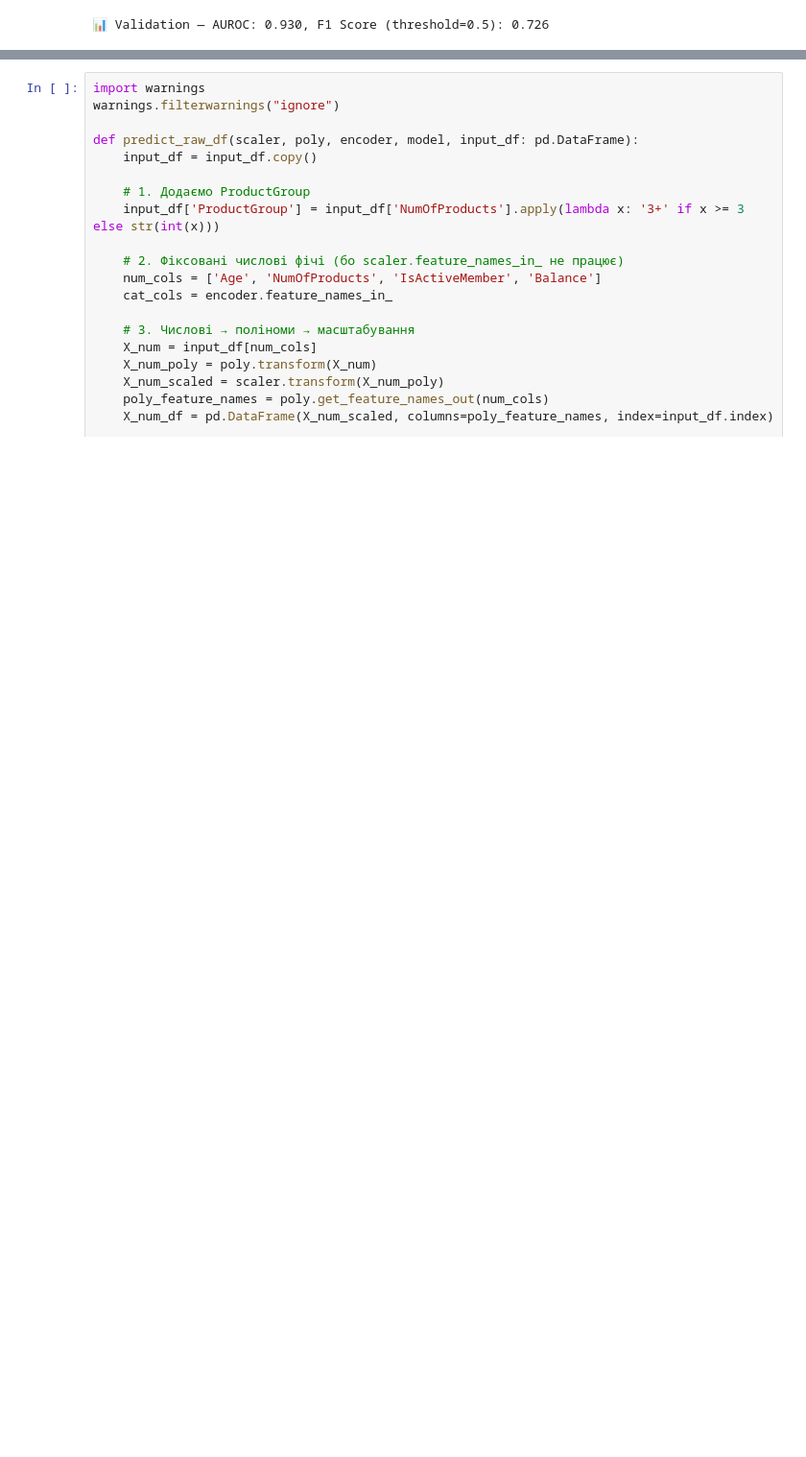
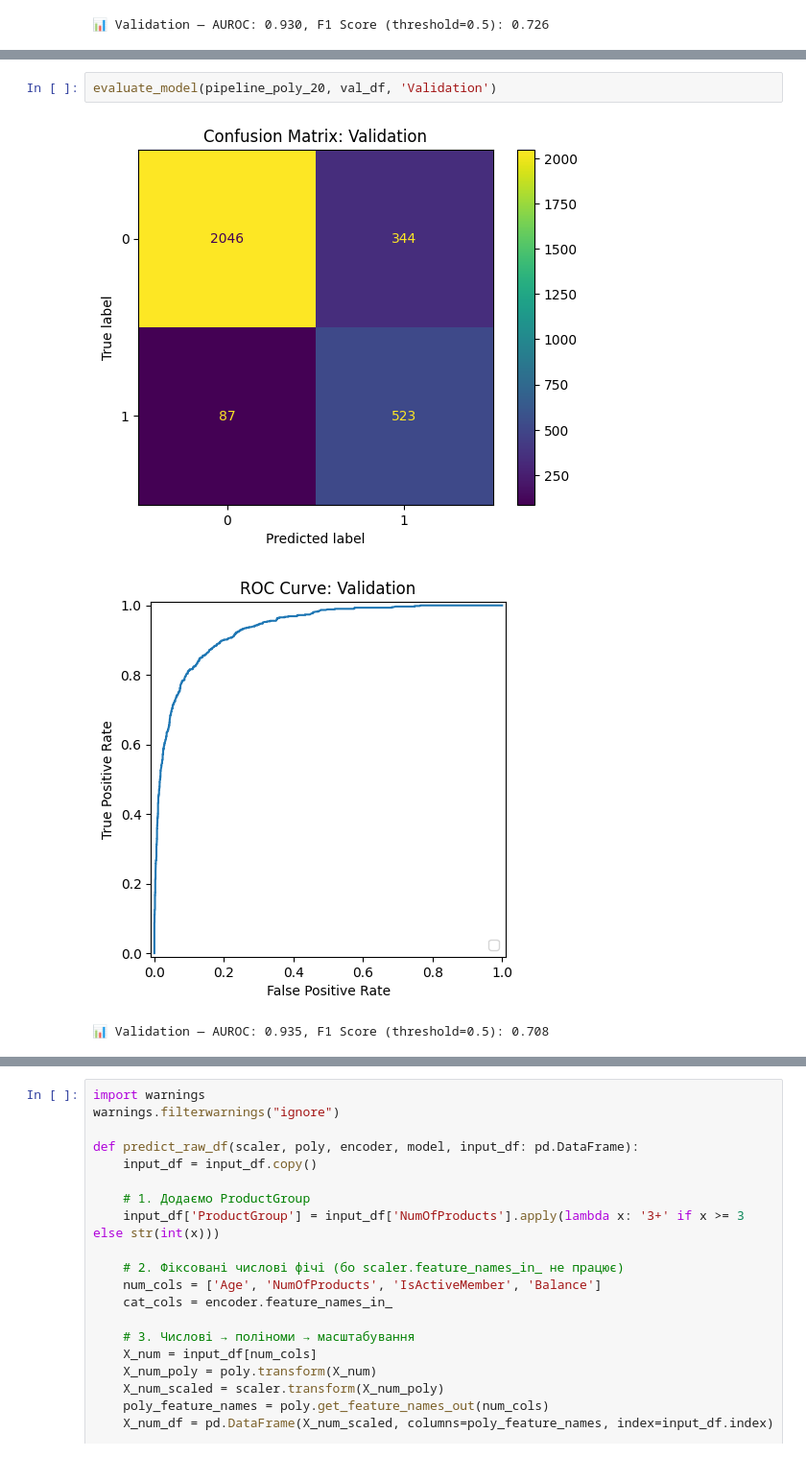
Before and after one commit to o-semenkova/ml_home_tasks, a Jupyter notebook: HW_2_2_Поліноміальні_ознаки_Pipelines.ipynb, the cells around one changed output, grey strips where cells are left out. Shown: that part at 96% size. Cells and saved outputs as stored; diff of their text form; blank space fills up the shorter version.

```diff
--- a/HW_2_2_Поліноміальні_ознаки_Pipelines.ipynb
+++ b/HW_2_2_Поліноміальні_ознаки_Pipelines.ipynb
@@ -252 +316,7 @@ evaluate_model(pipeline_poly_4, val_df, 'Validation')
+# %%
+evaluate_model(pipeline_poly_20, val_df, 'Validation')
+# %% [output]
+[figure, added]
+[figure, added]
+📊 Validation — AUROC: 0.935, F1 Score (threshold=0.5): 0.708
 # %%
```
Also changed, not shown: parts of 5 cells of this notebook.
